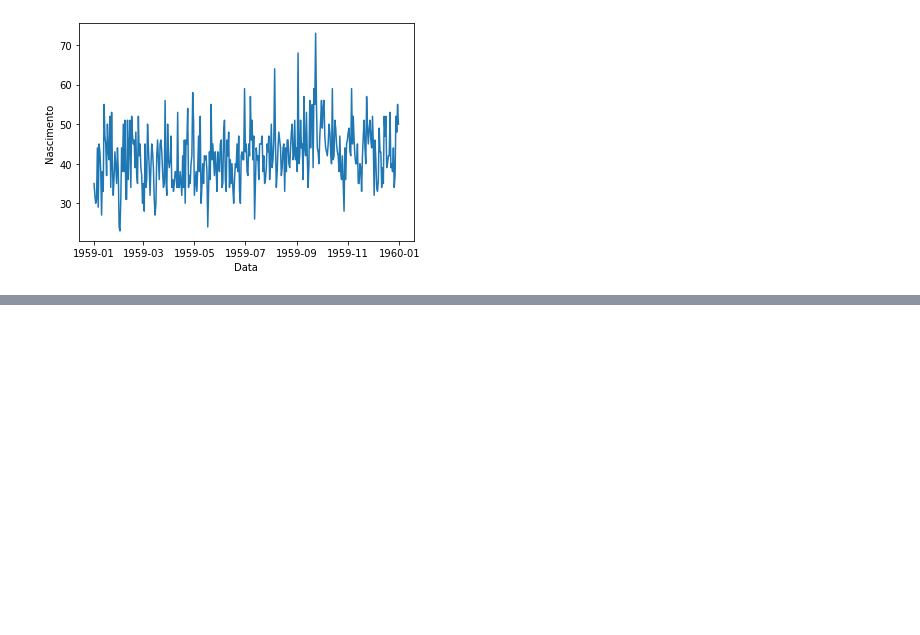
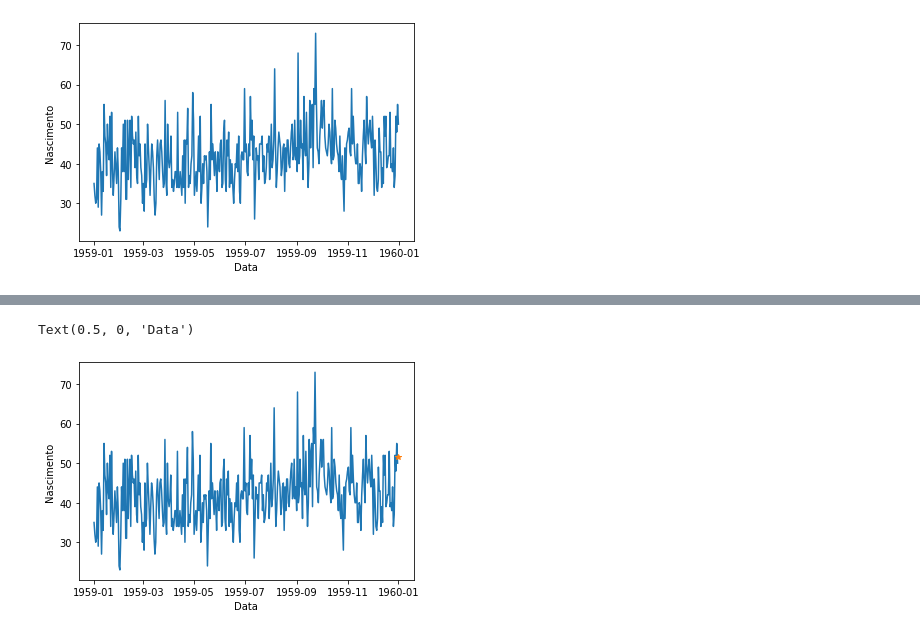
Before and after one commit to dieinimymaganha/time_series, a Jupyter notebook: Time Series Forecast.ipynb, the cells around one changed output, grey strips where cells are left out. Cells and saved outputs as stored; diff of their text form; code cells hidden in the pictures; blank space fills up the shorter version.

```diff
--- a/Time Series Forecast.ipynb
+++ b/Time Series Forecast.ipynb
@@ -52,0 +97,9 @@ Text(0.5, 0, 'Data')
+# %%
+media_tres_pontos_nasc = np.mean(nasc.n_nasc[362:364])
+plt.plot(nasc.data, nasc.n_nasc)
+plt.plot(nasc.iloc[-1,0] + dt_nasc, media_tres_pontos_nasc,'*')
+plt.ylabel('Nascimento')
+plt.xlabel('Data')
+# %% [output]
+Text(0.5, 0, 'Data')
+[figure, added]
```
Also changed, not shown: parts of 11 cells of this notebook.
